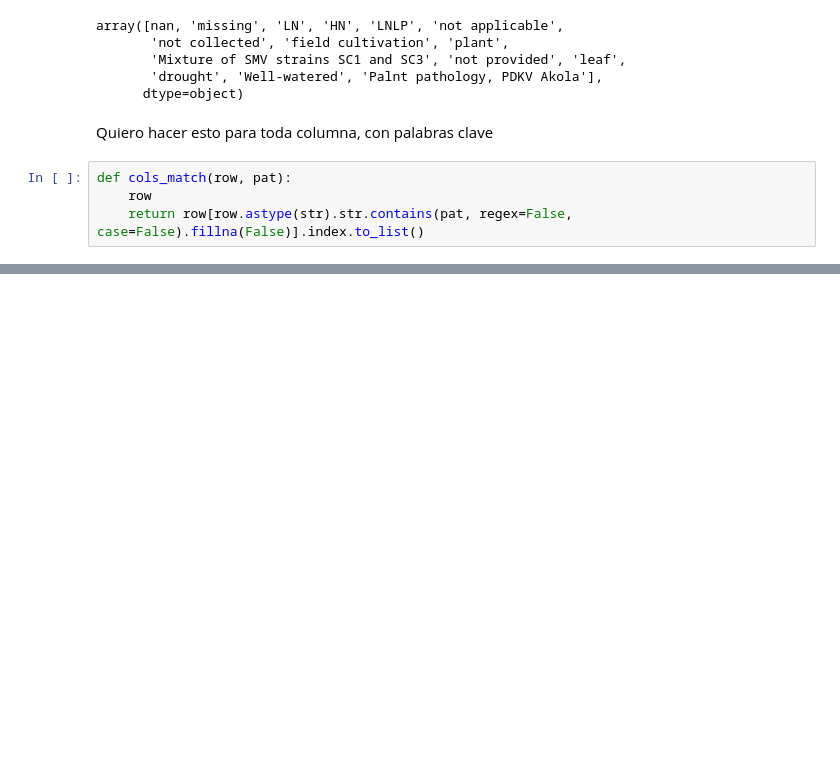
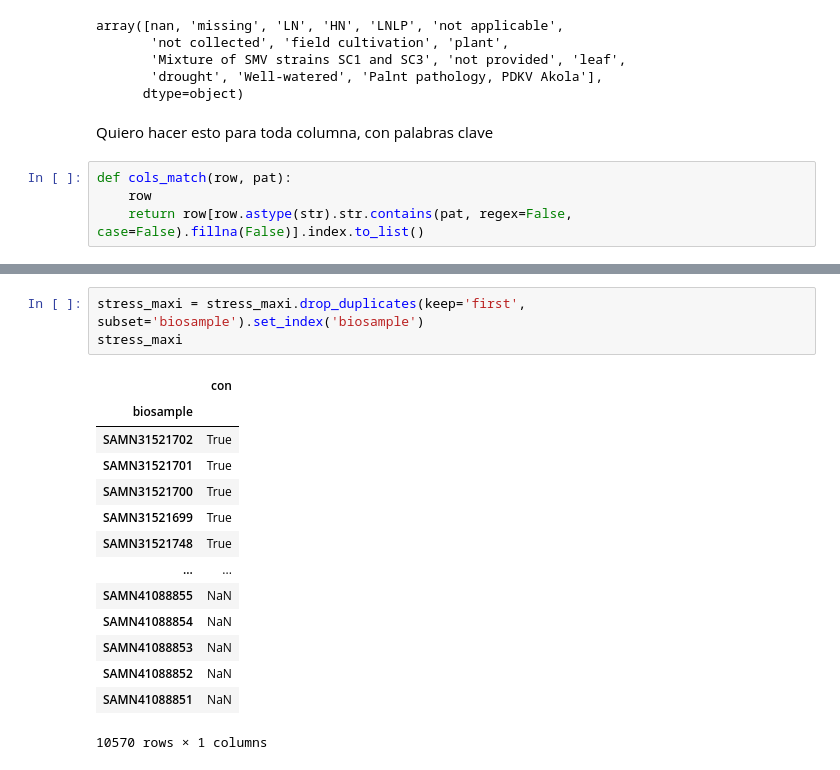
Before and after one commit to freire-guido/soy-biomarkers, a Jupyter notebook: accession/sample_stress.ipynb, the cells around one changed output, grey strips where cells are left out. Cells and saved outputs as stored; diff of their text form; blank space fills up the shorter version.

```diff
--- a/accession/sample_stress.ipynb
+++ b/accession/sample_stress.ipynb
@@ -172,0 +148,18 @@ stress_maxi
+# %%
+stress_maxi = stress_maxi.drop_duplicates(keep='first', subset='biosample').set_index('biosample')
+stress_maxi
+# %% [output]
+|  | con |
+| biosample |  |
+| SAMN31521702 | True |
+| SAMN31521701 | True |
+| SAMN31521700 | True |
+| SAMN31521699 | True |
+| SAMN31521748 | True |
+| ... | ... |
+| SAMN41088855 | NaN |
+| SAMN41088854 | NaN |
+| SAMN41088853 | NaN |
+| SAMN41088852 | NaN |
+| SAMN41088851 | NaN |
+10570 rows × 1 columns
```
Also changed, not shown: parts of 17 cells of this notebook, 7 other files.
